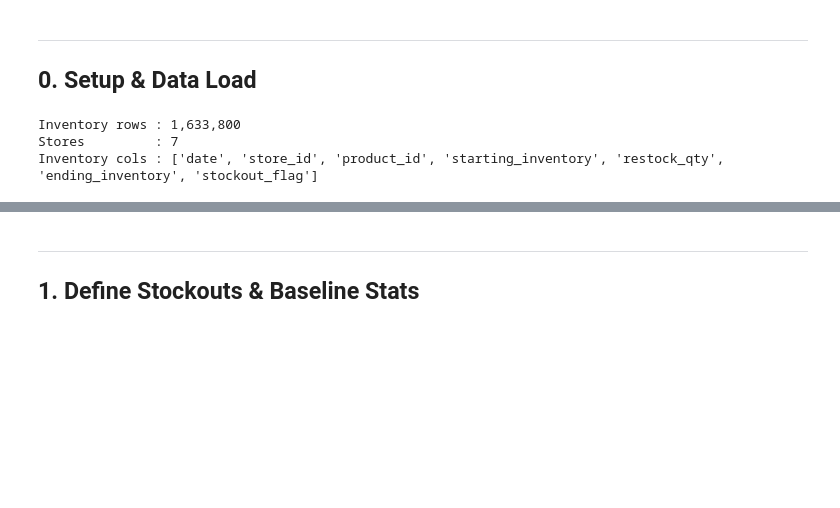
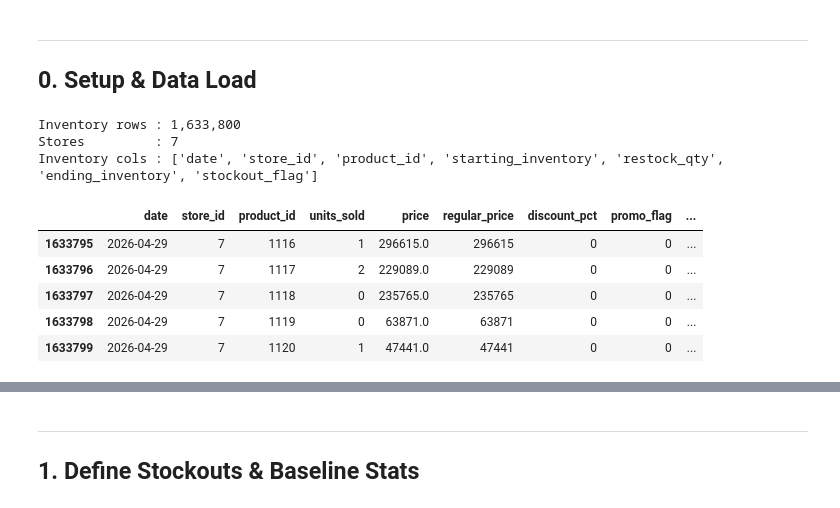
Before and after one commit to Bonaboss01/retail-sales-forecasting-genai, a Jupyter notebook: notebooks/11_store_stockout_analysis.ipynb, the cells around one changed output, grey strips where cells are left out. Drawn from its saved outputs; the diff is of its cells as text; code cells hidden in the pictures; blank space fills up the shorter version.

Commit message:
Added code for store level stockout analysis

```diff
--- a/notebooks/11_store_stockout_analysis.ipynb
+++ b/notebooks/11_store_stockout_analysis.ipynb
@@ -64,3 +64,12 @@ print(f"Inventory cols : {list(df_inventory.columns)}")
 Inventory rows : 1,633,800
 Stores         : 7
 Inventory cols : ['date', 'store_id', 'product_id', 'starting_inventory', 'restock_qty', 'ending_inventory', 'stockout_flag']
+# %%
+df_sales.tail()
+# %% [output]
+|  | date | store_id | product_id | units_sold | price | regular_price | discount_pct | promo_flag | ... |
+| 1633795 | 2026-04-29 | 7 | 1116 | 1 | 296615.0 | 296615 | 0 | 0 | ... |
+| 1633796 | 2026-04-29 | 7 | 1117 | 2 | 229089.0 | 229089 | 0 | 0 | ... |
+| 1633797 | 2026-04-29 | 7 | 1118 | 0 | 235765.0 | 235765 | 0 | 0 | ... |
+| 1633798 | 2026-04-29 | 7 | 1119 | 0 | 63871.0 | 63871 | 0 | 0 | ... |
+| 1633799 | 2026-04-29 | 7 | 1120 | 1 | 47441.0 | 47441 | 0 | 0 | ... |
```
Also changed, not shown: parts of 4 cells of this notebook, 1 other file.
